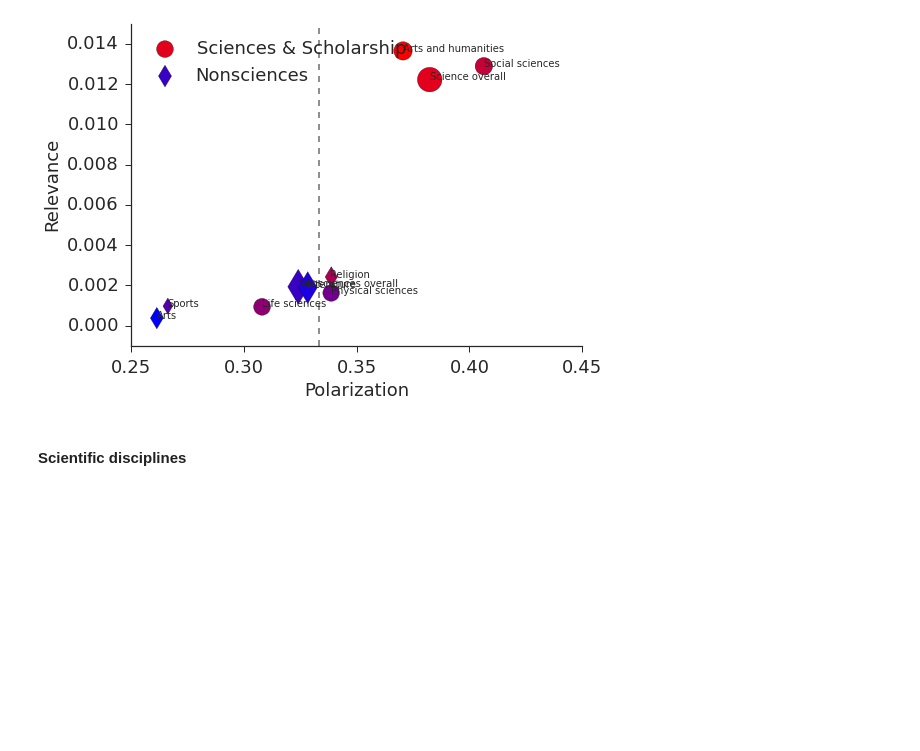
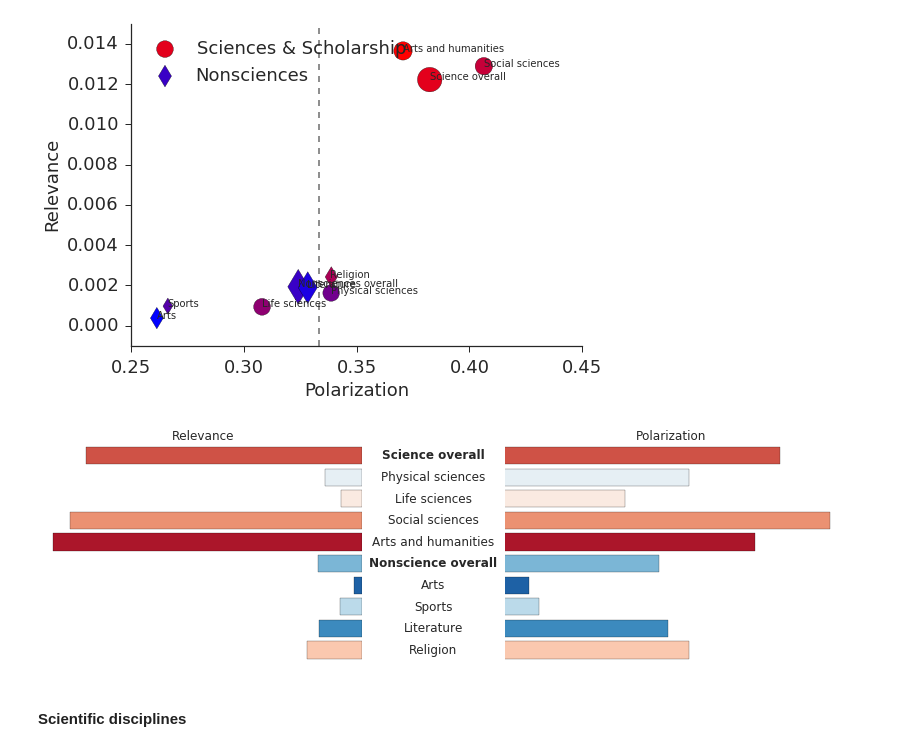
Before and after one commit to bill10/books, a Jupyter notebook: science.ipynb, the cells around one changed output. Cells and saved outputs as stored; diff of their text form; code cells hidden in the pictures; blank space fills up the shorter version.

```diff
--- a/science.ipynb
+++ b/science.ipynb
@@ -733,6 +731,53 @@ plt.tight_layout()
 #plt.savefig('../Disciplines/polarizationxrelevance.pdf')
 # %% [output]
 [figure]
+# %%
+sns.set(style="whitegrid", context="paper")
+nodes1=science.vs(depth_le=1)
+nodes2=nonscience.vs(depth_le=1)
+science.vs.find('Sciences')['label']='Science overall'
+nonscience.vs.find('Nonsciences')['label']='Nonscience overall'
+labels=np.array(nodes1['label']+nodes2['label'])
+pos=-np.arange(len(labels))
+x=np.array(nodes1['relevance']+nodes2['relevance'])
+x2=np.array(nodes1['polarization']+nodes2['polarization'])
+cm=np.array(sns.color_palette("RdBu_r",len(labels)))
+c=cm[stats.rankdata(zip(*nodes1['color'])[0]+zip(*nodes2['color'])[0]).astype(int)-1]
+#sns.barplot(y,labels,orient='h',ax=ax[1])
+fig=plt.figure(figsize=(11,3))
+ax0=plt.axes([0,0,0.4,1])
+ax0.invert_xaxis()
+ax0.barh(pos,x,color=c,align='center')
+#ax0.yaxis.tick_right()
+#plt.yticks(pos, labels)
+ax0.set_ylim([-9.5,0.5])
+ax0.get_xaxis().set_visible(False);
+ax0.get_yaxis().set_visible(False);
+sns.despine(ax=ax0,left=True,bottom=True)
+ax0.set_title('Relevance',fontsize='larger')
+ax1=plt.axes([0.58,0,0.42,1])
+ax1.barh(pos,x2,color=c,align='center')
+ax1.set_xlim([0.25,0.41]);
+ax1.set_ylim([-9.5,0.5]);
+ax1.get_xaxis().set_visible(False);
+ax1.get_yaxis().set_visible(False);
+sns.despine(ax=ax1,left=True,bottom=True)
+ax1.set_title('Polarization',fontsize='larger')
+ax2=plt.axes([0.4,0,0.18,1])
+for i,y in enumerate(pos):
+    #ax0.text(x[i]+0.0001,pos[i],'{:.2}'.format(x[i]),ha='right',va='center')
+    #ax1.text(x2[i]+0.001,pos[i],'{:.2}'.format(x2[i]),ha='left',va='center')
+    if labels[i]=='Science overall' or labels[i]=='Nonscience overall':
+        ax2.text(0,y,labels[i],size='larger',weight='bold',ha='center',va='center')
+    else:
+        ax2.text(0,y,labels[i],size='larger',ha='center',va='center')
+ax2.set_xlim([-1,1]);
+ax2.set_ylim([-9.5,0.5]);
+ax2.get_xaxis().set_visible(False);
+ax2.get_yaxis().set_visible(False);
+sns.despine(ax=ax2,bottom=True,left=True)
+# %% [output]
+[figure, added]
 # %% [markdown]
 #### Scientific disciplines
 # %%
```
Also changed, not shown: parts of 10 cells of this notebook, 3 other files.
